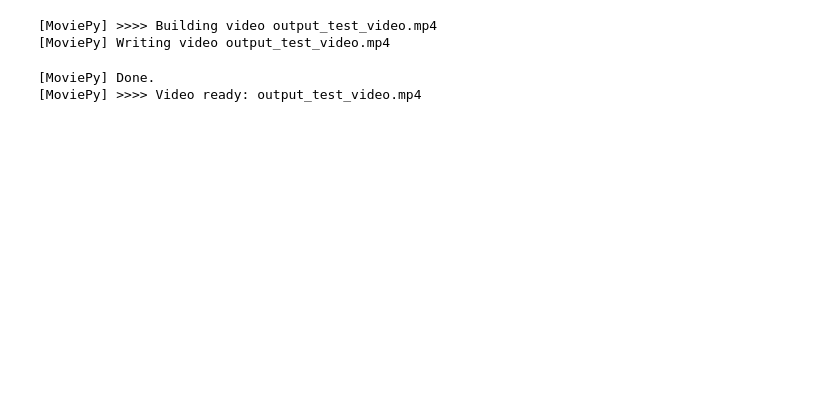
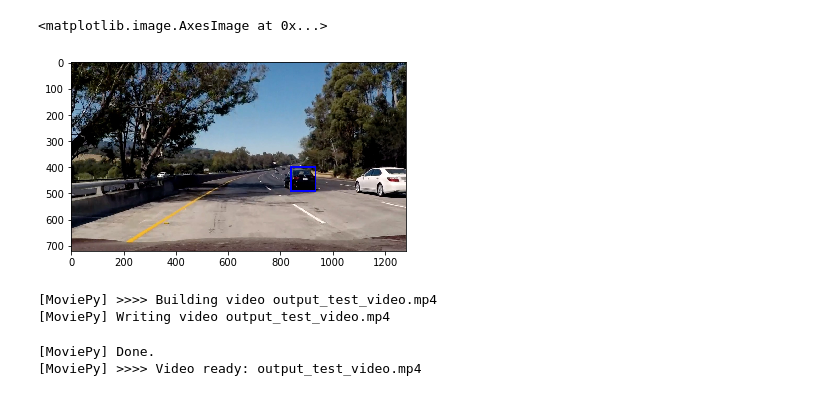
Before and after one commit to xiaohuieddie/Vehicle-Detection-and-Tracking, a Jupyter notebook: Video_Pipeline.ipynb, the cells around one changed output. Drawn from its saved outputs; the diff is of its cells as text; code cells hidden in the pictures; blank space fills up the shorter version.

```diff
--- a/Video_Pipeline.ipynb
+++ b/Video_Pipeline.ipynb
@@ -58,3 +150,10 @@ plt.imshow(Image_Process(image))
+# %%
+qq = label(apply_threshold(sum(heatmaps),threshold = 1))
+ee,rr = draw_labeled_bboxes(np.copy(image1), qq)
+plt.imshow(ee)
+# %% [output]
+<matplotlib.image.AxesImage at 0x...>
+[figure, added]
 # %%
 # Import everything needed to edit/save/watch video clips
 from moviepy.editor import VideoFileClip
```
Also changed, not shown: parts of 4 cells of this notebook, 4 other files.
